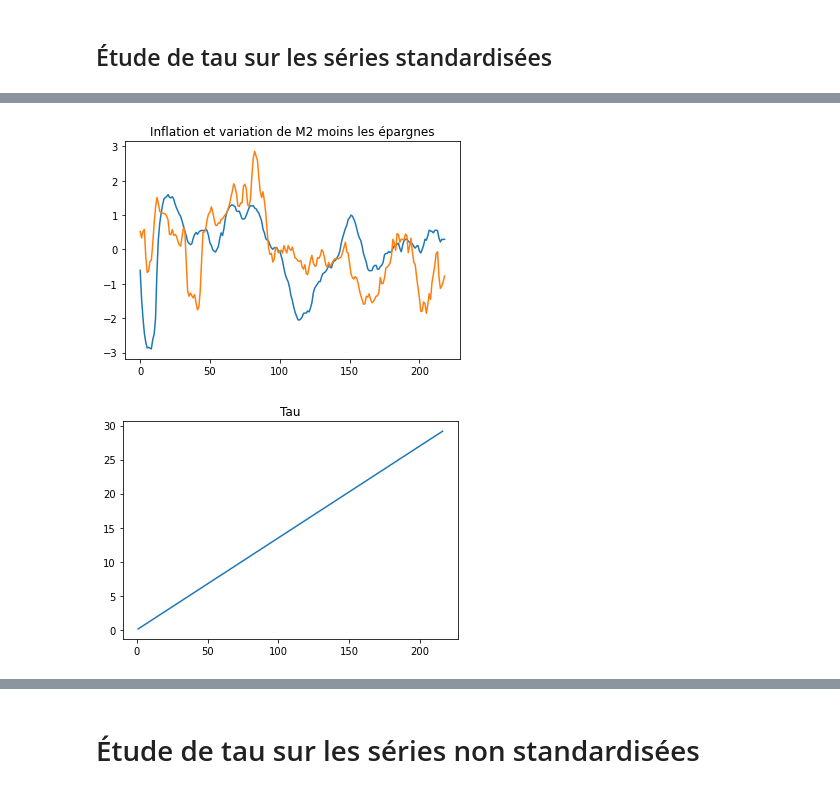
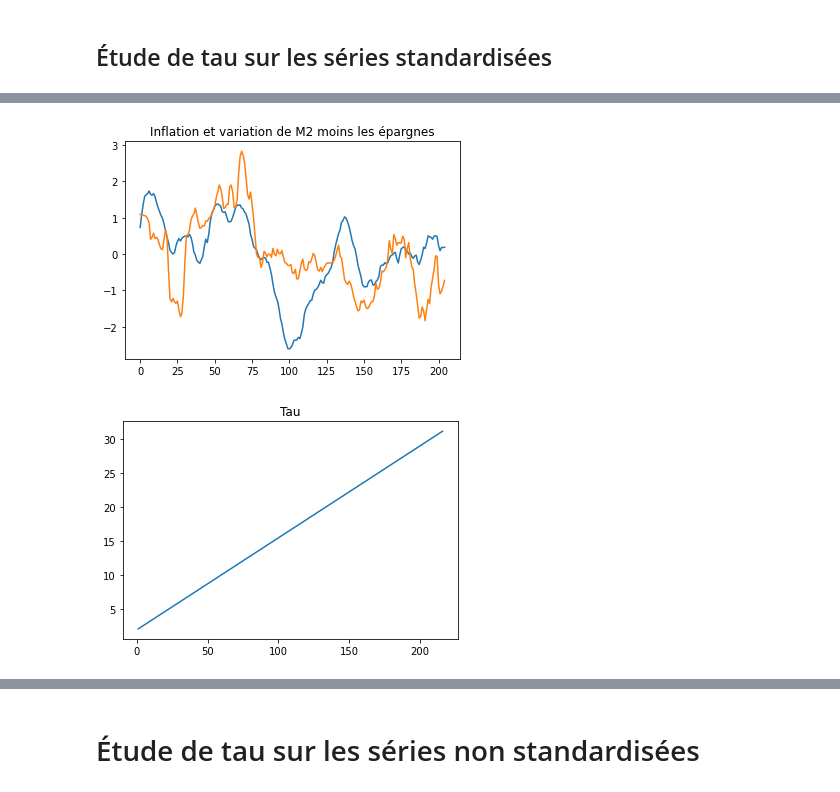
Before and after one commit to felipe-fp/corcovado, a Jupyter notebook: M2_Savings_analysis.ipynb, the cells around one changed output, grey strips where cells are left out. Saved outputs shown, nothing was run; the diff lists cells and outputs as text; code cells hidden in the pictures.

```diff
--- a/M2_Savings_analysis.ipynb
+++ b/M2_Savings_analysis.ipynb
@@ -134,12 +134,12 @@ def T(a,b,x):
 # %%
 ## Je vais utiliser les dataframe de 1981 à 2007 pour être large puis je vais couper entre 1983 et 2001
 
-delta_difference_1983_2001_standard = delta_difference.loc['1983-01-01':'2001-03-01']
-inflation_1983_2007 = inflation.loc['1983-01-01':'2007-03-01']
+delta_difference_1983_2001_standard = delta_difference.loc['1984-03-01':'2001-03-01']
+inflation_1983_2007 = inflation.loc['1984-03-01':'2007-03-01']
 
 scaler = StandardScaler()
 # %%
-### Construction du T idéal ###
+### Construction du T idéal pour un décalage croissant ###
 
 values = delta_difference_1983_2001_standard['M2_less_savings'].values
 values = values.reshape((len(values), 1))
@@ -159,12 +159,14 @@ R_best_standard = 0
 Solution_ideale_standard = [0,0,0]
 Meilleurs_solutions_standard = []
 inflation_shift_ideale_standard = [0 for x in range(len(delta_difference_1983_2001_standard_values))]
+Liste_1=[]
 
-A = [0.005*i for i in range(0,31)]
+A = [0.005*a for a in range(0,31)]
 
-for a in A:
+for b in range(0,37):
+    L=[]
 
-    for b in range(0,25):
+    for a in A:
         infla_standard = [0 for x in range(len(delta_difference_1983_2001_standard_values))]
 
         for i in range(len(delta_difference_1983_2001_standard_values)):
@@ -184,7 +186,7 @@ for a in A:
 
         R = pearsonr(infla_standard,delta_difference_1983_2001_standard_values)
 
-        if abs(R[0]) > 0.34 :
+        if abs(R[0]) > 0.4 :
             Meilleurs_solutions_standard.append([a,b,R])
 
         if abs(R[0]) > abs(R_best_standard) :
@@ -192,9 +194,13 @@ for a in A:
             R_best_standard = R[0]
             inflation_shift_ideale_standard = infla_standard
 
+        L.append(R[0])
+
+    Liste_1.append(L)
+
 
 print(Solution_ideale_standard)
-print(Meilleurs_solutions_standard)
+#print(Meilleurs_solutions_standard)
 # %% [output]
 A value is trying to be set on a copy of a slice from a DataFrame.
 Try using .loc[row_indexer,col_indexer] = value instead
@@ -206,17 +224,17 @@ See the caveats in the documentation: https://pandas.pydata.org/pandas-docs/stab
 # %%
 plt.figure()
 plt.plot(delta_difference_1983_2001_standard_values,label='M')
 plt.plot(inflation_shift_ideale_standard,label='inflation')
 plt.title('Inflation et variation de M2 moins les épargnes')
 
 plt.figure()
 X=[x for x in range(1,217)]
 Y = []
 for x in X:
-    Y.append(T(0.135,0,x))
+    Y.append(T(0.135,2,x))
 plt.plot(X,Y)
 plt.title('Tau')
 plt.show()
 # %% [output]
-[figure, old version]
+[figure, new version]
-[figure, old version]
+[figure, new version]
```
Also changed, not shown: parts of 14 cells of this notebook, 2 other files.
